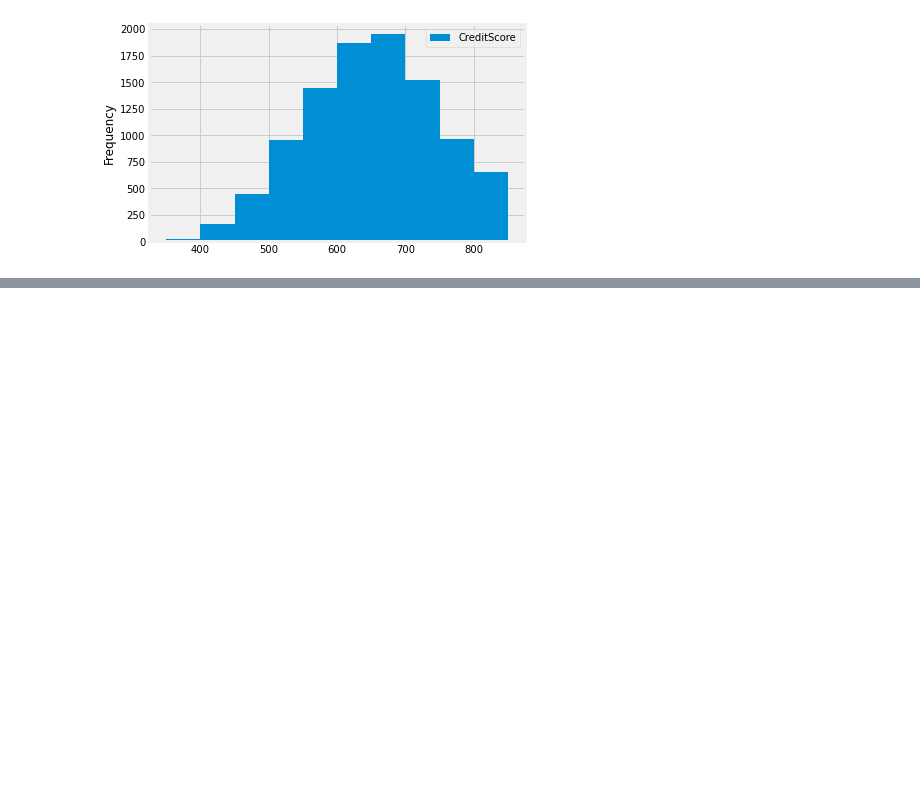
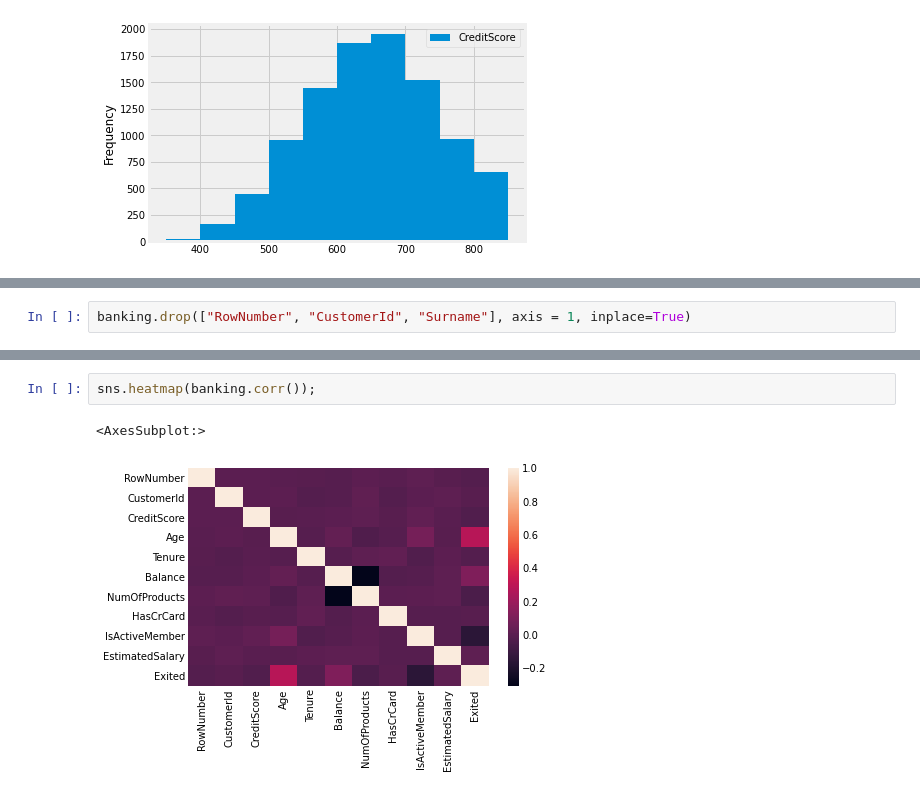
Before and after one commit to raaayden/GA_Project_Code_Challenge_3, a Jupyter notebook: project_final.ipynb, the cells around one changed output, grey strips where cells are left out. Saved outputs shown, nothing was run; the diff lists cells and outputs as text; blank space fills up the shorter version.

```diff
--- a/project_final.ipynb
+++ b/project_final.ipynb
@@ -80,0 +116,2 @@ banking.plot(kind='hist', x='EstimatedSalary', y='CreditScore', bins=10);
+# %%
+banking.drop(["RowNumber", "CustomerId", "Surname"], axis = 1, inplace=True)
@@ -80,0 +131,5 @@ banking.plot(kind='hist', x='EstimatedSalary', y='CreditScore', bins=10);
+# %%
+sns.heatmap(banking.corr());
+# %% [output]
+<AxesSubplot:>
+[figure, added]
```
Also changed, not shown: parts of 5 cells of this notebook.
